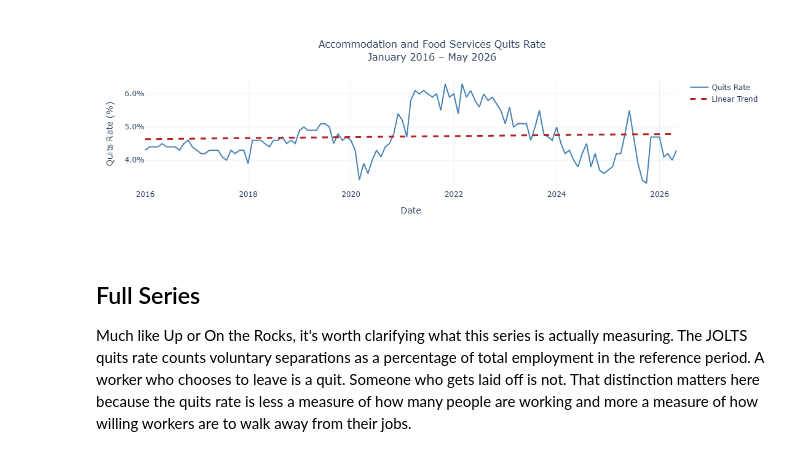
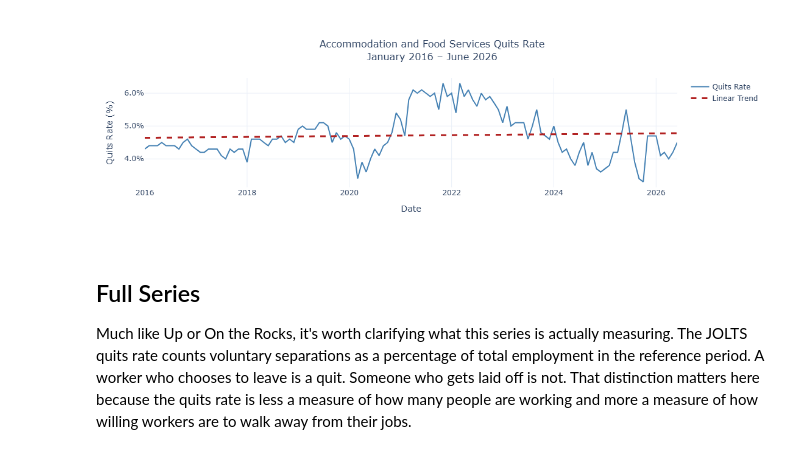
Before and after one commit to Jason-Staats/ill-cry-in-another-walk-in, a Jupyter notebook: walk_in.ipynb, the cells around one changed output. Drawn from its saved outputs; the diff is of its cells as text; code cells hidden in the pictures.

```diff
--- a/walk_in.ipynb
+++ b/walk_in.ipynb
@@ -112,35 +112,35 @@ fig.add_trace(go.Scatter(
     name='Quits Rate',
     line=dict(color='steelblue', width=2)
 ))
 
 # Linear trend line
 fig.add_trace(go.Scatter(
     x=df.index,
     y=trend_line,
     mode='lines',
     name='Linear Trend',
     line=dict(color='firebrick', width=3, dash='dash')
 ))
 
 fig.update_layout(
     title=dict(
-        text='Accommodation and Food Services Quits Rate<br>January 2016 – May 2026',
+        text='Accommodation and Food Services Quits Rate<br>January 2016 – June 2026',
         x=0.5,
         font=dict(size=16)
     ),
     xaxis_title='Date',
     yaxis_title='Quits Rate (%)',
     yaxis=dict(
         ticksuffix='%',
         tickformat='.1f'
     ),
     hovermode='x unified',
     template='plotly_white'
 )
 
 fig.show()
 # %% [output]
-[figure, old version]
+[figure, new version]
 # %% [markdown]
 ## Full Series
 
```
Also changed, not shown: parts of 8 cells of this notebook, 6 other files.
